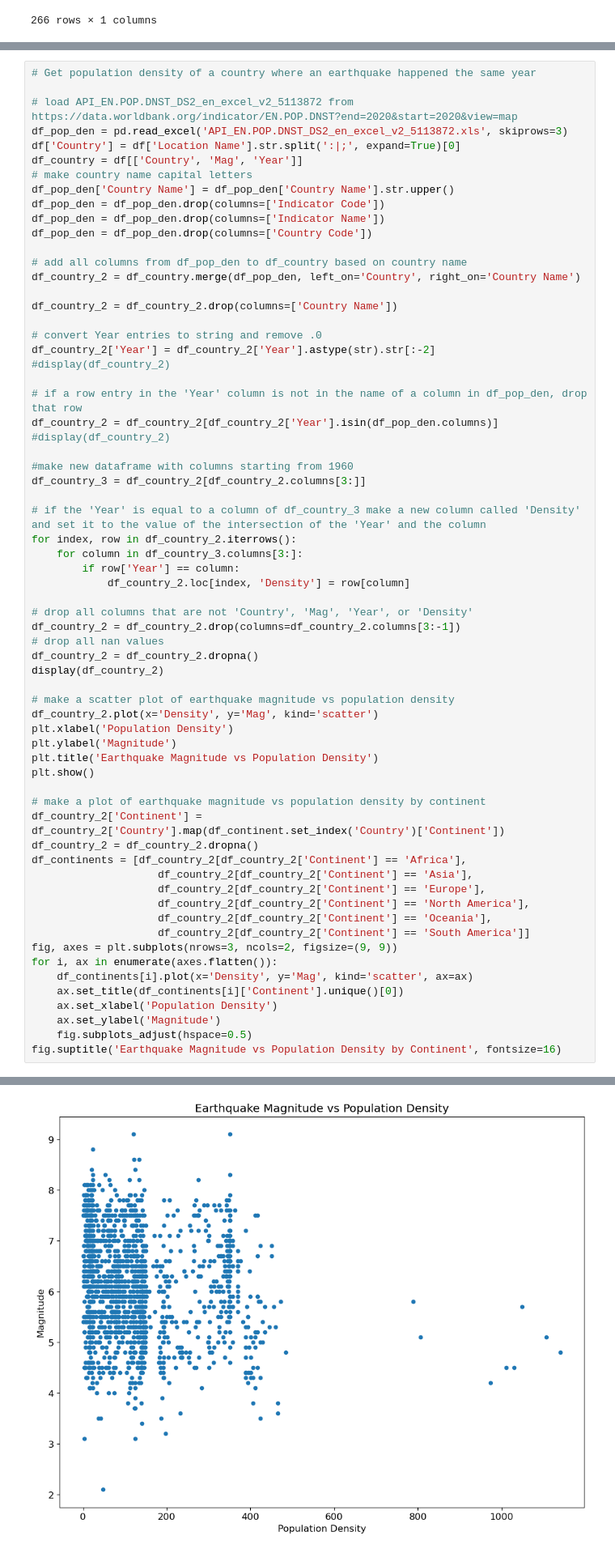
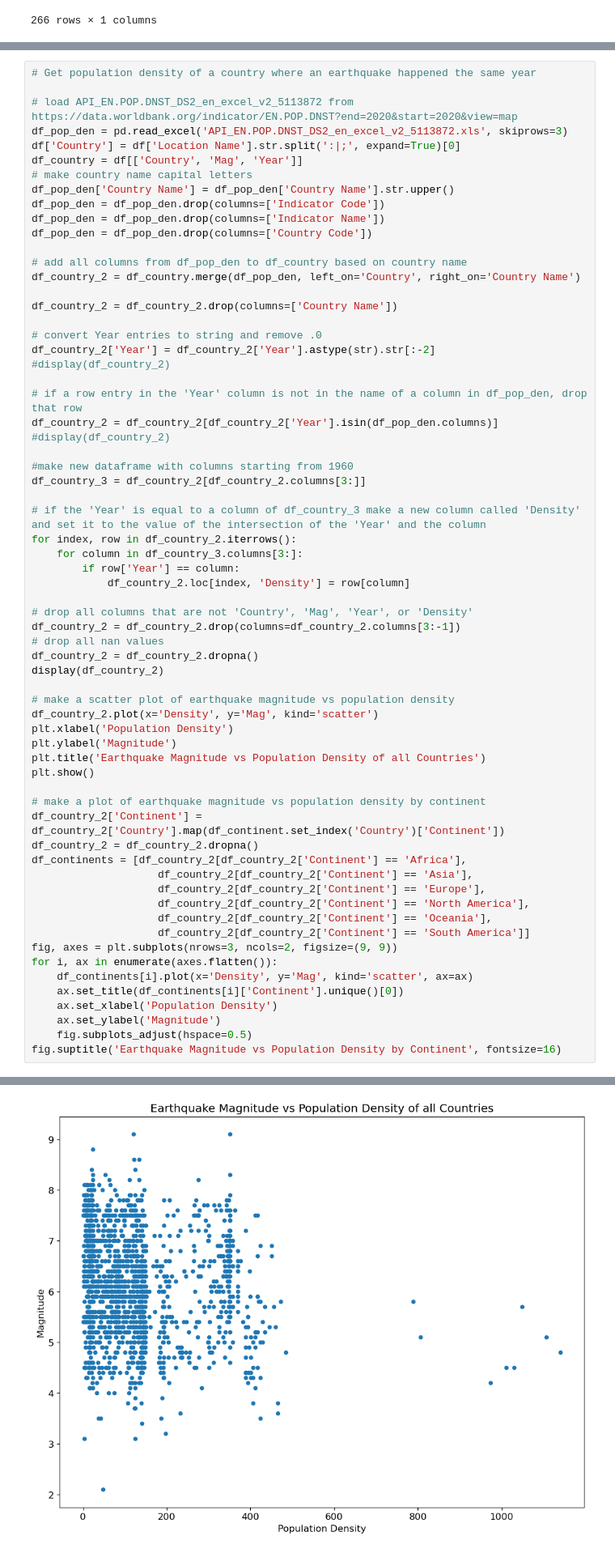
Before and after one commit to Matthijs-Vossen/Earthquake-Analysis, a Jupyter notebook: simon's-eda/eda.ipynb, the cells around one changed output, grey strips where cells are left out. Shown at 81% size. Saved outputs shown, nothing was run; the diff lists cells and outputs as text.

```diff
--- a/simon's-eda/eda.ipynb
+++ b/simon's-eda/eda.ipynb
@@ -303,41 +272,41 @@ display(df_country_2)
 df_country_2.plot(x='Density', y='Mag', kind='scatter')
 plt.xlabel('Population Density')
 plt.ylabel('Magnitude')
-plt.title('Earthquake Magnitude vs Population Density')
+plt.title('Earthquake Magnitude vs Population Density of all Countries')
 plt.show()
 
 # make a plot of earthquake magnitude vs population density by continent
 df_country_2['Continent'] = df_country_2['Country'].map(df_continent.set_index('Country')['Continent'])
 df_country_2 = df_country_2.dropna()
 df_continents = [df_country_2[df_country_2['Continent'] == 'Africa'],
                     df_country_2[df_country_2['Continent'] == 'Asia'],
                     df_country_2[df_country_2['Continent'] == 'Europe'],
                     df_country_2[df_country_2['Continent'] == 'North America'],
                     df_country_2[df_country_2['Continent'] == 'Oceania'],
                     df_country_2[df_country_2['Continent'] == 'South America']]
 fig, axes = plt.subplots(nrows=3, ncols=2, figsize=(9, 9))
 for i, ax in enumerate(axes.flatten()):
     df_continents[i].plot(x='Density', y='Mag', kind='scatter', ax=ax)
     ax.set_title(df_continents[i]['Continent'].unique()[0])
     ax.set_xlabel('Population Density')
     ax.set_ylabel('Magnitude')
     fig.subplots_adjust(hspace=0.5)
 fig.suptitle('Earthquake Magnitude vs Population Density by Continent', fontsize=16)
 # %% [output]
 |  | Country | Mag | Year | Density |
 | 4 | JORDAN | 5.3 | 2004 | 62.697450 |
 | 14 | TURKMENISTAN | 4.6 | 1983 | 6.558853 |
 | 15 | TURKMENISTAN | 7.0 | 2000 | 9.723006 |
 | 209 | GREECE | 6.3 | 1965 | 66.333072 |
 | 210 | GREECE | 7.1 | 1965 | 66.333072 |
 | ... | ... | ... | ... | ... |
 | 4375 | MOZAMBIQUE | 5.6 | 2017 | 36.330325 |
 | 4376 | MOZAMBIQUE | 5.6 | 2018 | 37.416870 |
 | 4377 | MADAGASCAR | 5.5 | 2017 | 44.980306 |
 | 4378 | ZAMBIA | 5.9 | 2017 | 23.269151 |
 | 4379 | COMOROS | 5.9 | 2018 | 417.148307 |
 1616 rows × 4 columns
-[figure, old version]
+[figure, new version]
 Text(0.5, 0.98, 'Earthquake Magnitude vs Population Density by Continent')
 [figure]
 # %%
```
Also changed, not shown: parts of 11 cells of this notebook.
